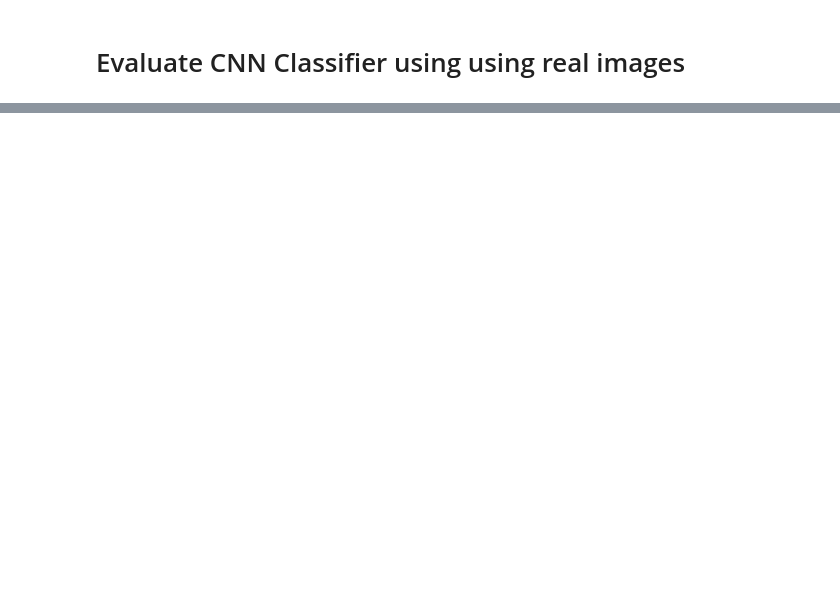
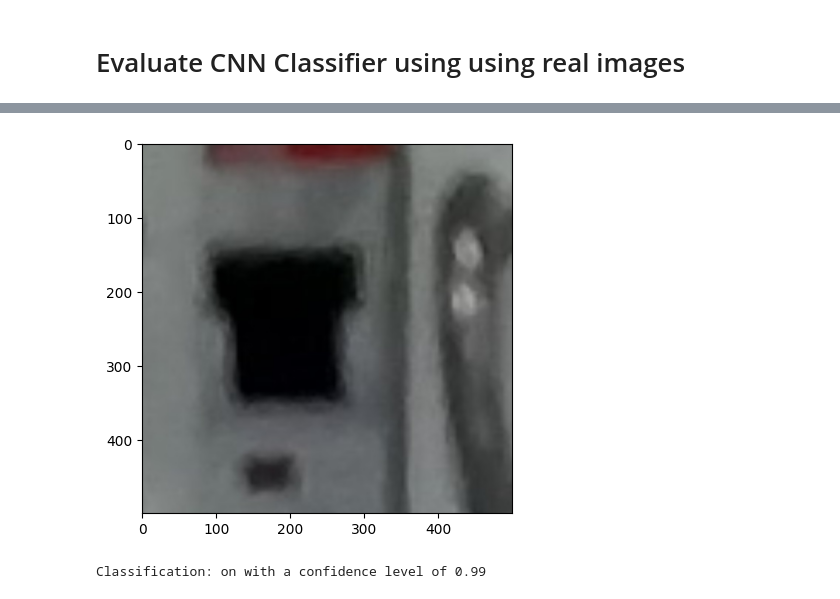
Before and after one commit to nasa/isaac, a Jupyter notebook: analyst/workspace/evaluate_image_with_CNN.ipynb, the cells around one changed output, grey strips where cells are left out. Saved outputs shown, nothing was run; the diff lists cells and outputs as text; code cells hidden in the pictures; blank space fills up the shorter version.

```diff
--- a/analyst/workspace/evaluate_image_with_CNN.ipynb
+++ b/analyst/workspace/evaluate_image_with_CNN.ipynb
@@ -68,0 +17,49 @@ Classification: on with a confidence level of 0.95
+# %%
+# Parameters
+classes = ['off', 'on']  # specify the image classes
+num_epochs = 45  # number of epochs to train
+model_name = 'switch_model_cnn.pt'  # saved model name
+trace_model_name = 'traced_model_cnn.pt'  # saved traced model name
+
+# Open and display image
+image = Image.open('data/ISS_switch_patch_2.jpg')
+bildfan = Image.open('data/ISS_switch_patch_2.jpg')
+imgplot = plt.imshow(image)
+plt.show()
+# %%
+# Open model
+model = models.densenet121(weights='DenseNet121_Weights.DEFAULT')
+model.classifier = nn.Sequential(
+    nn.Linear(1024, 256),
+    nn.ReLU(),
+    nn.Dropout(0.2),
+    nn.Linear(256, 2),
+    nn.LogSoftmax(dim=1),
+)
+model.load_state_dict(torch.load('switch_model_cnn.pt'))
+model.eval()
+
+# Classify Image!
+test_transforms = transforms.Compose(
+    [
+        transforms.Resize(256),
+        transforms.ToTensor(),
+        transforms.Normalize([0.485, 0.456, 0.406], [0.229, 0.224, 0.225]),
+    ]
+)
+image_tensor = test_transforms(image).float()
+image_tensor = image_tensor.unsqueeze_(0)
+output = model(image_tensor)
+
+# Apply softmax to get probabilities
+probabilities = torch.nn.functional.softmax(output, dim=1)
+
+# Get the predicted class and its probability
+_, predicted = torch.max(probabilities, 1)
+confidence = probabilities[0][predicted.item()].item()
+
+# Print the result with the certainty
+print(f'Classification: {classes[predicted.item()]} with a confidence level of {confidence:.2f}')
+# %% [output]
+[figure, added]
+Classification: on with a confidence level of 0.99
```
Also changed, not shown: parts of 4 cells of this notebook, 10 other files.
